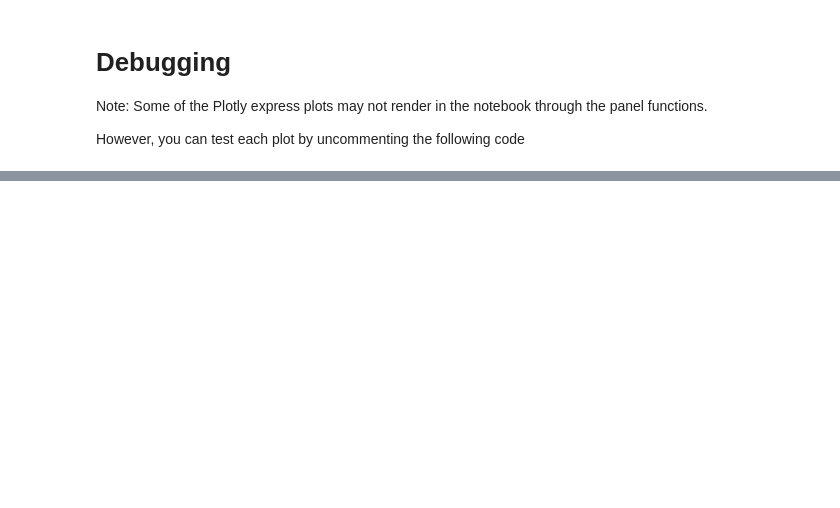
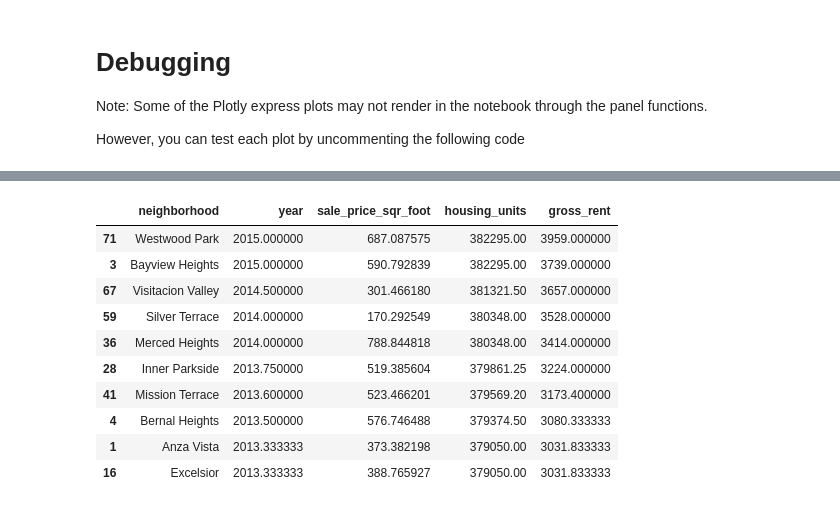
Before and after one commit to jcarlosusa/pyviz_homework, a Jupyter notebook: dashboard.ipynb, the cells around one changed output, grey strips where cells are left out. Cells and saved outputs as stored; diff of their text form; code cells hidden in the pictures; blank space fills up the shorter version.

```diff
--- a/dashboard.ipynb
+++ b/dashboard.ipynb
@@ -155,2 +404,20 @@ However, you can test each plot by uncommenting the following code
+# %%
+# most_expensive_neighborhoods_rent_sales()
+
+mean_neighbor = sfo_mean.sort_values(by='gross_rent', ascending=False)
+top_10_expens_rent = mean_neighbor.head(10)
+top_10_expens_rent
+# %% [output]
+|  | neighborhood | year | sale_price_sqr_foot | housing_units | gross_rent |
+| 71 | Westwood Park | 2015.000000 | 687.087575 | 382295.00 | 3959.000000 |
+| 3 | Bayview Heights | 2015.000000 | 590.792839 | 382295.00 | 3739.000000 |
+| 67 | Visitacion Valley | 2014.500000 | 301.466180 | 381321.50 | 3657.000000 |
+| 59 | Silver Terrace | 2014.000000 | 170.292549 | 380348.00 | 3528.000000 |
+| 36 | Merced Heights | 2014.000000 | 788.844818 | 380348.00 | 3414.000000 |
+| 28 | Inner Parkside | 2013.750000 | 519.385604 | 379861.25 | 3224.000000 |
+| 41 | Mission Terrace | 2013.600000 | 523.466201 | 379569.20 | 3173.400000 |
+| 4 | Bernal Heights | 2013.500000 | 576.746488 | 379374.50 | 3080.333333 |
+| 1 | Anza Vista | 2013.333333 | 373.382198 | 379050.00 | 3031.833333 |
+| 16 | Excelsior | 2013.333333 | 388.765927 | 379050.00 | 3031.833333 |
 # %%
 # sunburst()
```
Also changed, not shown: parts of 27 cells of this notebook.
